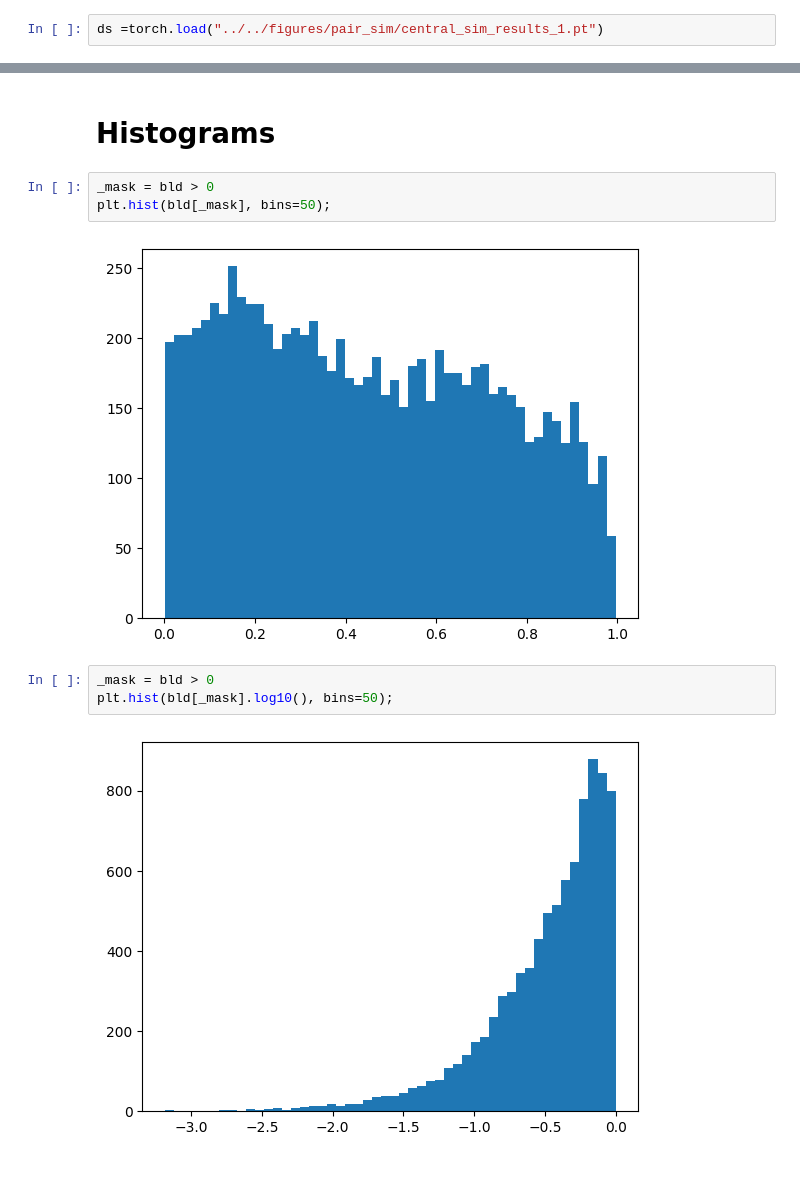
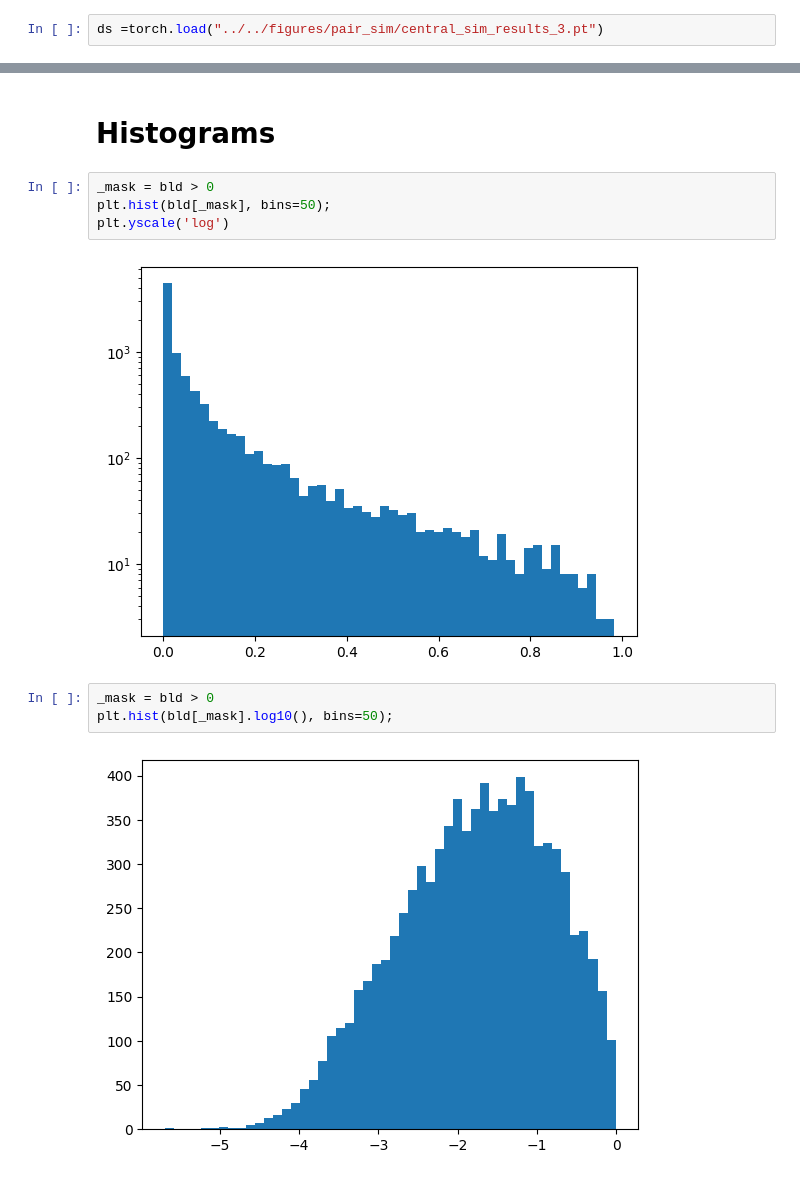
Before and after one commit to ismael-mendoza/bliss, a Jupyter notebook: experiment/notebooks/explore/central-sim-results1.ipynb, the cells around one changed output, grey strips where cells are left out. Cells and saved outputs as stored; diff of their text form.

Commit message:
ohter binned results

```diff
--- a/experiment/notebooks/explore/central-sim-results1.ipynb
+++ b/experiment/notebooks/explore/central-sim-results1.ipynb
@@ -22,7 +25,7 @@ import torch
 import matplotlib.pyplot as plt
 from bliss.datasets.lsst import APERTURE_BACKGROUND
 # %%
-ds =torch.load("../../figures/pair_sim/central_sim_results_1.pt")
+ds =torch.load("../../figures/pair_sim/central_sim_results_3.pt")
 # %%
 ds.keys()
 # %% [output]
@@ -170,13 +166,14 @@ tensor(4)
 # %%
 _mask = bld > 0
 plt.hist(bld[_mask], bins=50);
+plt.yscale('log')
 # %% [output]
-[figure, old version]
+[figure, new version]
 # %%
 _mask = bld > 0
 plt.hist(bld[_mask].log10(), bins=50);
 # %% [output]
-[figure, old version]
+[figure, new version]
 # %%
 # snr histogram
 plt.hist(true_snr.log10(), bins=50);
```
Also changed, not shown: parts of 72 cells of this notebook.
